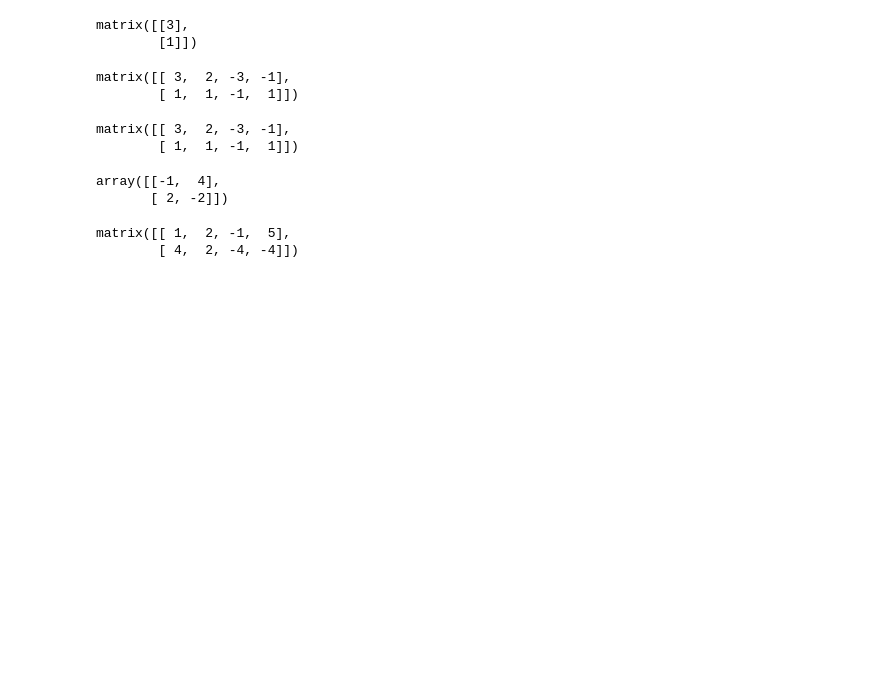
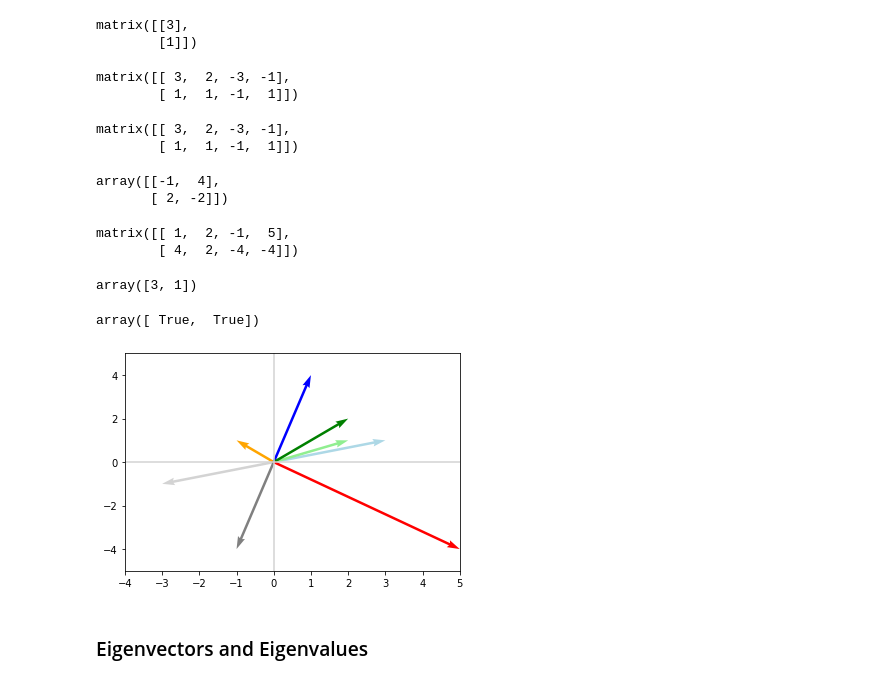
Before and after one commit to darstech/ML-Foundation, a Jupyter notebook: 2_linear_algebra_ii.ipynb, the cells around one changed output. Drawn from its saved outputs; the diff is of its cells as text; code cells hidden in the pictures; blank space fills up the shorter version.

```diff
--- a/2_linear_algebra_ii.ipynb
+++ b/2_linear_algebra_ii.ipynb
@@ -237,3 +237,26 @@ AV
 # %% [output]
 matrix([[ 1,  2, -1,  5],
         [ 4,  2, -4, -4]])
+# %%
+#Function to convert column of matrix to 1D vector:
+def vectorfy(mtrx, clmn):
+  return np.array(mtrx[:, clmn]).reshape(-1)
+# %%
+vectorfy(V, 0)
+# %% [output]
+array([3, 1])
+# %%
+vectorfy(V, 0) == v
+# %% [output]
+array([ True,  True])
+# %%
+plot_vectors([vectorfy(V, 0), vectorfy(V, 1), vectorfy(V, 2), vectorfy(V, 3),
+              vectorfy(AV, 0), vectorfy(AV, 1), vectorfy(AV, 2), vectorfy(AV, 3)],
+             ['lightblue', 'lightgreen', 'lightgray', 'orange', 'blue', 'green',
+              'gray', 'red'])
+plt.xlim(-4, 5)
+_ = plt.ylim(-5, 5)
+# %% [output]
+[figure, added]
+# %% [markdown]
+### Eigenvectors and Eigenvalues
```
Also changed, not shown: parts of 34 cells of this notebook.
